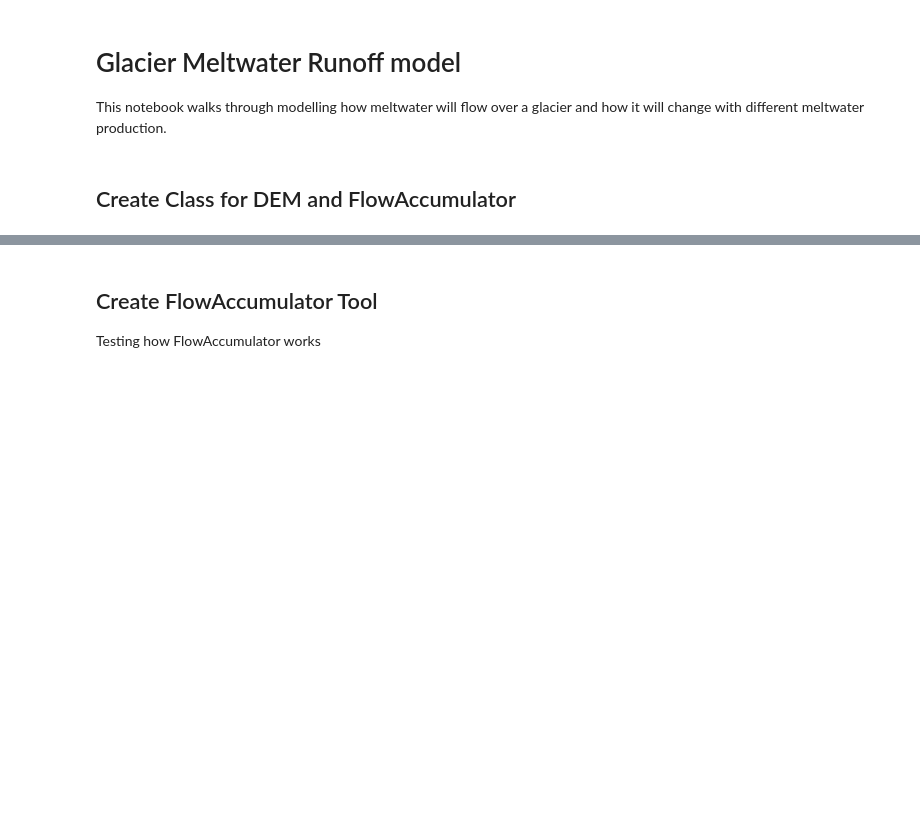
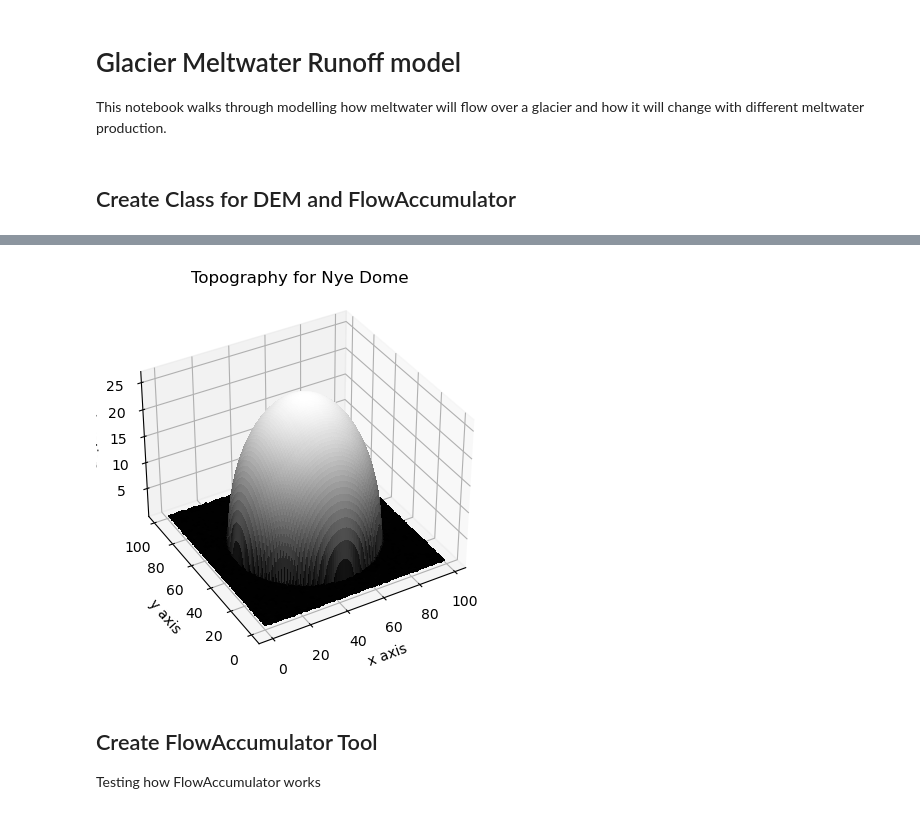
Before and after one commit to csdms-espin/ESPIn_2023_glacial_water_routing, a Jupyter notebook: MeltwaterRunoff.ipynb, the cells around one changed output, grey strips where cells are left out. Saved outputs shown, nothing was run; the diff lists cells and outputs as text; code cells hidden in the pictures; blank space fills up the shorter version.

```diff
--- a/MeltwaterRunoff.ipynb
+++ b/MeltwaterRunoff.ipynb
@@ -111,3 +116,8 @@ array([  0.,   8.,   0.,  24.,   0.,   8.,   8.,   8.,   8.,   0.,   0.,
+# %%
+mg2 = GlacierSurfaceFlow('Nye Dome')
+mg2.surf_plot()
+# %% [output]
+[figure, added]
 # %% [markdown]
 ## Create FlowAccumulator Tool
 Testing how FlowAccumulator works
```
Also changed, not shown: parts of 24 cells of this notebook.
